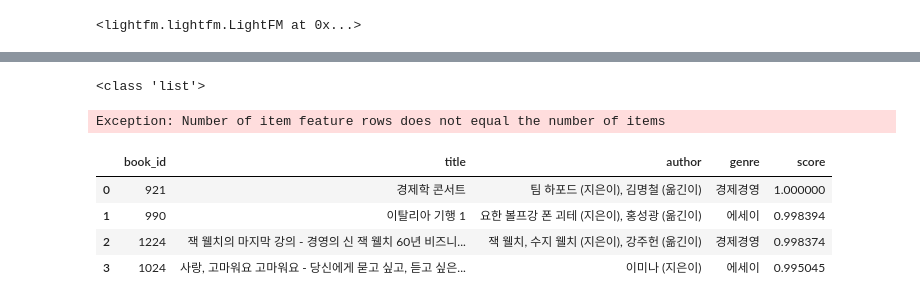
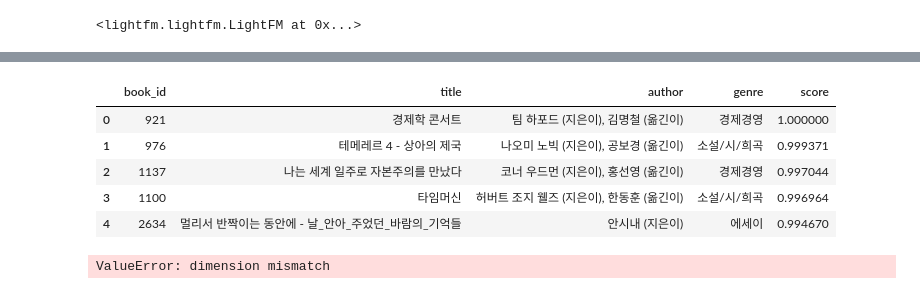
Before and after one commit to BookChatbot/itggi-recommend, a Jupyter notebook: hybrid.ipynb, the cells around one changed output, grey strips where cells are left out. Saved outputs shown, nothing was run; the diff lists cells and outputs as text; code cells hidden in the pictures.

Commit message:
user 기반 분석 추가

```diff
--- a/hybrid.ipynb
+++ b/hybrid.ipynb
@@ -425,14 +427,3 @@ score
-# %%
-print(type(item_meta['book_id'].values.tolist()))
-scores = model.predict(1,
-                        item_ids=item_meta['book_id'].values.tolist(),
-                        item_features=item_features,
-                        user_features=user_features
-                        )
-scores
-# %% [output]
-<class 'list'>
-Exception: Number of item feature rows does not equal the number of items
 # %%
 # Find Similar Items
 item_biases, item_embeddings = model.get_item_representations(features=item_features)
@@ -448,34 +439,77 @@ def make_best_items_report(item_embeddings, book_id, num_search_items=10):
 
     # best: score가 제일 높은 item의 id를 num_search_items 개 만큼 가져온다.
     best = np.argpartition(scores, -num_search_items)[-num_search_items:]
     similar_item_id_and_scores = sorted(zip(best, scores[best] / item_norms[item_id]),
                                         key=lambda x: -x[1])
 
     # Report를 작성할 pandas dataframe
     best_items = pd.DataFrame(columns=['book_id', 'title', 'author', 'genre', 'score'])
 
     for similar_item_id, score in similar_item_id_and_scores:
         try:
             book_id = similar_item_id + 1
             title = item_meta[item_meta['book_id'] == book_id].values[0][1]
             author = item_meta[item_meta['book_id'] == book_id].values[0][2]
             genre = item_meta[item_meta['book_id'] == book_id].values[0][3]
 
             row = pd.Series([book_id, title, author, genre, score], index=best_items.columns)
             best_items = best_items.append(row, ignore_index=True)
         except:
             pass
 
     return best_items
 
 
 # book_id 921: 경제학 콘서트
 book_id = 921
-report01 = make_best_items_report(item_embeddings, book_id, 20)
+report01 = make_best_items_report(item_embeddings, book_id, 50)
 report01
 # %% [output]
 |  | book_id | title | author | genre | score |
 | 0 | 921 | 경제학 콘서트 | 팀 하포드 (지은이), 김명철 (옮긴이) | 경제경영 | 1.000000 |
-| 1 | 990 | 이탈리아 기행 1 | 요한 볼프강 폰 괴테 (지은이), 홍성광 (옮긴이) | 에세이 | 0.998394 |
-| 2 | 1224 | 잭 웰치의 마지막 강의 - 경영의 신 잭 웰치 60년 비즈니... | 잭 웰치, 수지 웰치 (지은이), 강주헌 (옮긴이) | 경제경영 | 0.998374 |
-| 3 | 1024 | 사랑, 고마워요 고마워요 - 당신에게 묻고 싶고, 듣고 싶은... | 이미나 (지은이) | 에세이 | 0.995045 |
+| 1 | 976 | 테메레르 4 - 상아의 제국 | 나오미 노빅 (지은이), 공보경 (옮긴이) | 소설/시/희곡 | 0.999371 |
+| 2 | 1137 | 나는 세계 일주로 자본주의를 만났다 | 코너 우드먼 (지은이), 홍선영 (옮긴이) | 경제경영 | 0.997044 |
+| 3 | 1100 | 타임머신 | 허버트 조지 웰즈 (지은이), 한동훈 (옮긴이) | 소설/시/희곡 | 0.996964 |
+| 4 | 2634 | 멀리서 반짝이는 동안에 - 날_안아_주었던_바람의_기억들 | 안시내 (지은이) | 에세이 | 0.994670 |
+# %%
+# Find Similar Items
+item_biases, item_embeddings = model.get_item_representations(features=user_features)
+
+def make_best_items_report(item_embeddings, user_id, num_search_items=10):
+    item_id = user_id - 1
+
+    # Cosine similarity
+    scores = item_embeddings.dot(item_embeddings[item_id])  # (10000, )
+    item_norms = np.linalg.norm(item_embeddings, axis=1)    # (10000, )
+    item_norms[item_norms == 0] = 1e-10
+    scores /= item_norms
+
+    # best: score가 제일 높은 item의 id를 num_search_items 개 만큼 가져온다.
+    best = np.argpartition(scores, -num_search_items)[-num_search_items:]
+    similar_item_id_and_scores = sorted(zip(best, scores[best] / item_norms[item_id]),
+                                        key=lambda x: -x[1])
+
+    # Report를 작성할 pandas dataframe
+    best_items = pd.DataFrame(columns=['user_id', 'title', 'author', 'genre', 'score'])
+
+    for similar_item_id, score in similar_item_id_and_scores:
+        try:
+            user_id = similar_item_id + 1
+            title = item_meta[item_meta['user_id'] == user_id].values[0][1]
+            author = item_meta[item_meta['user_id'] == user_id].values[0][2]
+            genre = item_meta[item_meta['user_id'] == user_id].values[0][3]
+
+            row = pd.Series([user_id, title, author, genre, score], index=best_items.columns)
+            best_items = best_items.append(row, ignore_index=True)
+        except:
+            pass
+
+    return best_items
+
+
+# user_id 1: 김병준
+user_id = 1
+report01 = make_best_items_report(item_embeddings, user_id, 30)
+report01
+# %% [output]
+ValueError: dimension mismatch
```
Also changed, not shown: parts of 8 cells of this notebook.
